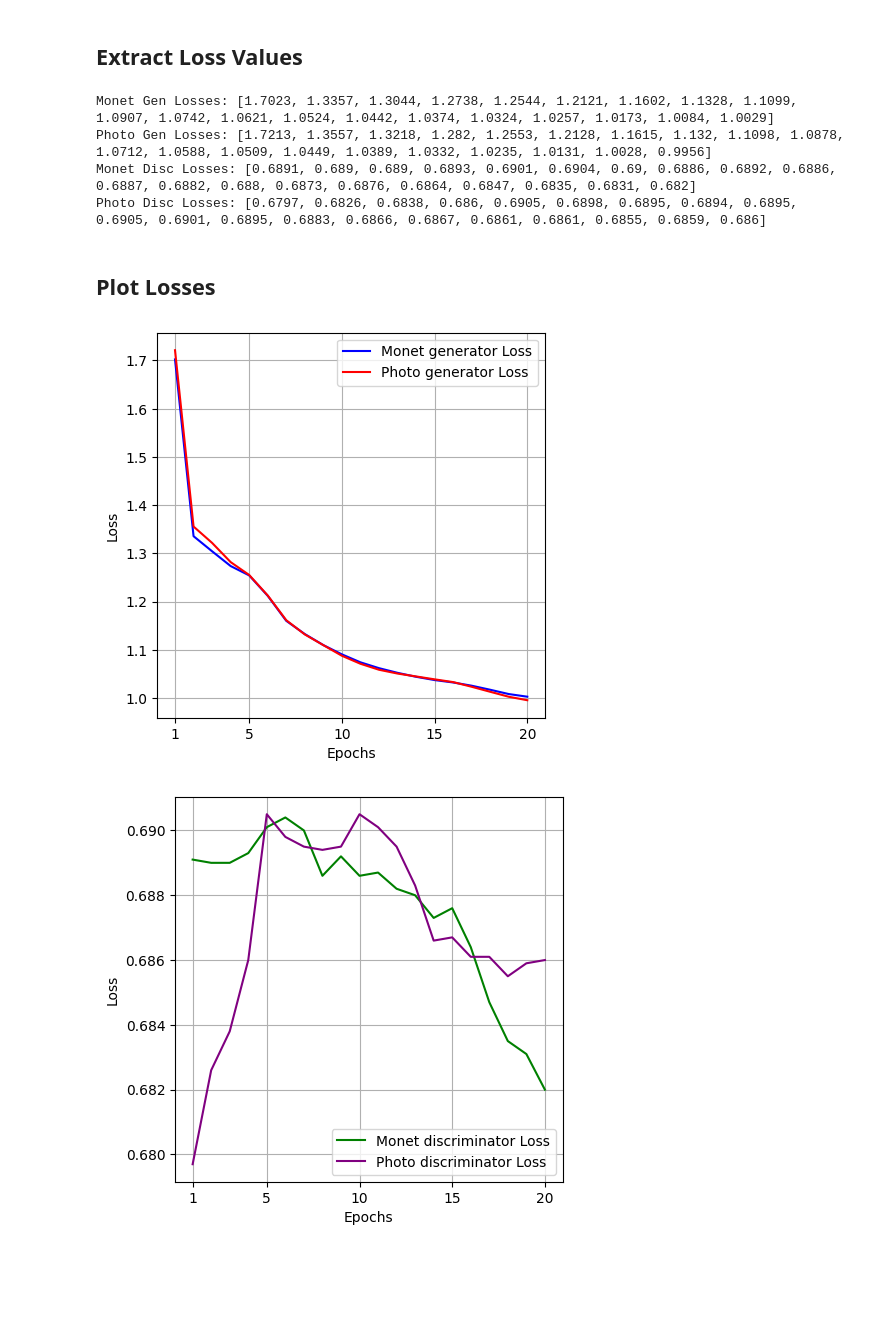
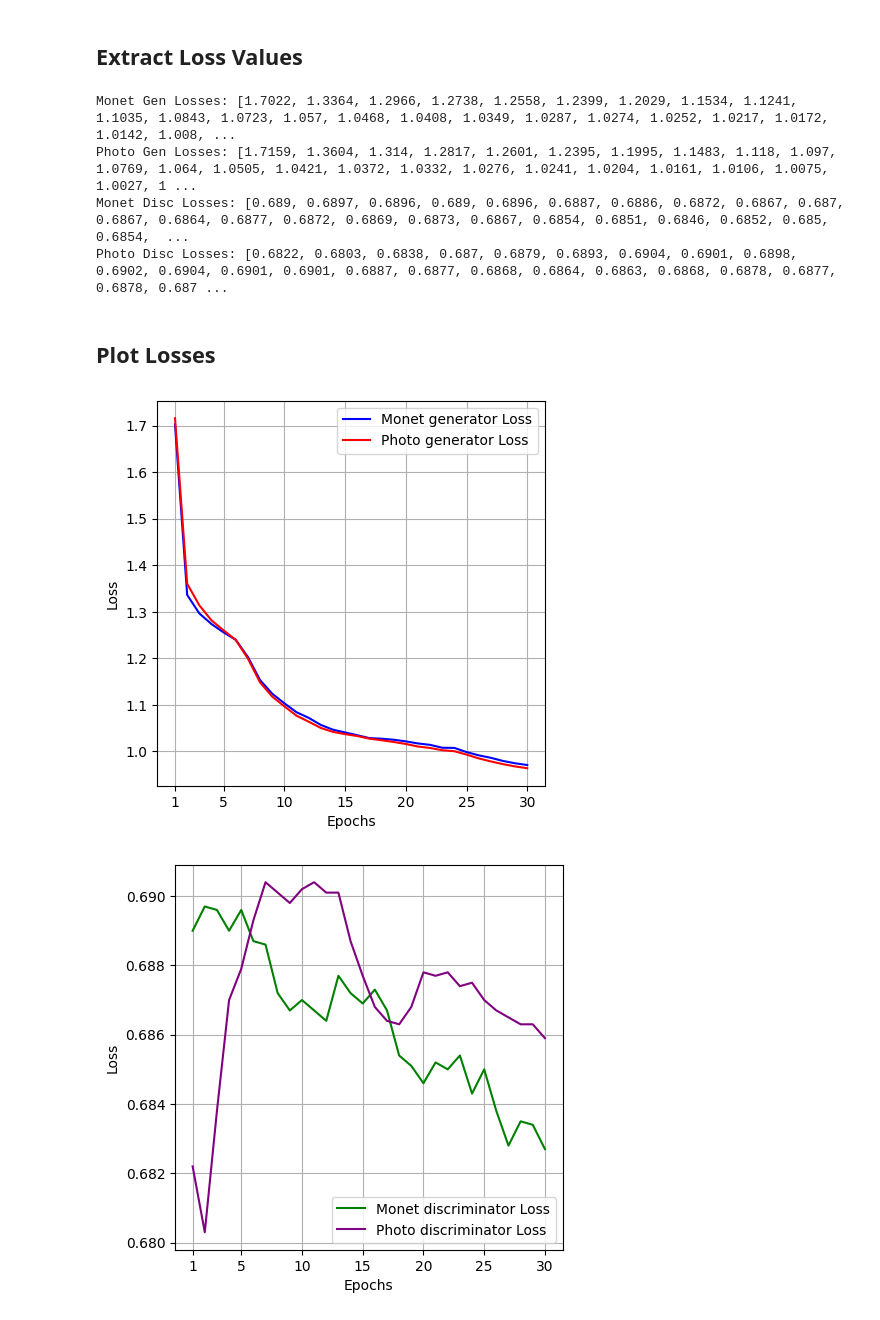
Before and after one commit to H3isenb3rg/Cotti_Beatrice_DL2023, a Jupyter notebook: plots.ipynb, the cells around one changed output. Cells and saved outputs as stored; diff of their text form; code cells hidden in the pictures; blank space fills up the shorter version.

Commit message:
Updates plots, moves logs

```diff
--- a/plots.ipynb
+++ b/plots.ipynb
@@ -7,7 +7,7 @@ This notebook extracts the loss values from the log files and plots them.
 
 Extract only the final lines of each epoch.
 # %%
-log_file_path = 'slurm-63.out'
+log_file_path = 'logs/slurm-67.out'
 
 search_strings = ["monet_gen_loss", "439/439"]
 exclude_string = "ETA"
@@ -69,39 +66,39 @@ print("Photo Gen Losses:", photo_gen_losses)
 print("Monet Disc Losses:", monet_disc_losses)
 print("Photo Disc Losses:", photo_disc_losses)
 # %% [output]
-Monet Gen Losses: [1.7023, 1.3357, 1.3044, 1.2738, 1.2544, 1.2121, 1.1602, 1.1328, 1.1099, 1.0907, 1.0742, 1.0621, 1.0524, 1.0442, 1.0374, 1.0324, 1.0257, 1.0173, 1.0084, 1.0029]
-Photo Gen Losses: [1.7213, 1.3557, 1.3218, 1.282, 1.2553, 1.2128, 1.1615, 1.132, 1.1098, 1.0878, 1.0712, 1.0588, 1.0509, 1.0449, 1.0389, 1.0332, 1.0235, 1.0131, 1.0028, 0.9956]
-Monet Disc Losses: [0.6891, 0.689, 0.689, 0.6893, 0.6901, 0.6904, 0.69, 0.6886, 0.6892, 0.6886, 0.6887, 0.6882, 0.688, 0.6873, 0.6876, 0.6864, 0.6847, 0.6835, 0.6831, 0.682]
-Photo Disc Losses: [0.6797, 0.6826, 0.6838, 0.686, 0.6905, 0.6898, 0.6895, 0.6894, 0.6895, 0.6905, 0.6901, 0.6895, 0.6883, 0.6866, 0.6867, 0.6861, 0.6861, 0.6855, 0.6859, 0.686]
+Monet Gen Losses: [1.7022, 1.3364, 1.2966, 1.2738, 1.2558, 1.2399, 1.2029, 1.1534, 1.1241, 1.1035, 1.0843, 1.0723, 1.057, 1.0468, 1.0408, 1.0349, 1.0287, 1.0274, 1.0252, 1.0217, 1.0172, 1.0142, 1.008, ...
+Photo Gen Losses: [1.7159, 1.3604, 1.314, 1.2817, 1.2601, 1.2395, 1.1995, 1.1483, 1.118, 1.097, 1.0769, 1.064, 1.0505, 1.0421, 1.0372, 1.0332, 1.0276, 1.0241, 1.0204, 1.0161, 1.0106, 1.0075, 1.0027, 1 ...
+Monet Disc Losses: [0.689, 0.6897, 0.6896, 0.689, 0.6896, 0.6887, 0.6886, 0.6872, 0.6867, 0.687, 0.6867, 0.6864, 0.6877, 0.6872, 0.6869, 0.6873, 0.6867, 0.6854, 0.6851, 0.6846, 0.6852, 0.685, 0.6854,  ...
+Photo Disc Losses: [0.6822, 0.6803, 0.6838, 0.687, 0.6879, 0.6893, 0.6904, 0.6901, 0.6898, 0.6902, 0.6904, 0.6901, 0.6901, 0.6887, 0.6877, 0.6868, 0.6864, 0.6863, 0.6868, 0.6878, 0.6877, 0.6878, 0.687 ...
 # %% [markdown]
 ## Plot Losses
 # %%
 import matplotlib.pyplot as plt
 
 epochs = range(1, len(monet_gen_losses) + 1)
-xticks = [1, 5, 10, 15, 20]
+xticks = [1, 5, 10, 15, 20, 25, 30]
 
 # Create a separate figure for the generator losses
 plt.figure(figsize=(5, 5))
 plt.plot(epochs, monet_gen_losses, label='Monet generator Loss', color='blue')
 plt.plot(epochs, photo_gen_losses, label='Photo generator Loss', color='red')
 plt.xlabel('Epochs')
 plt.ylabel('Loss')
 plt.grid()
 plt.xticks(xticks)
 plt.legend()
 plt.show()
 
 # Create a separate figure for the discriminator losses
 plt.figure(figsize=(5, 5))
 plt.plot(epochs, monet_disc_losses, label='Monet discriminator Loss', color='green')
 plt.plot(epochs, photo_disc_losses, label='Photo discriminator Loss', color='purple')
 plt.xlabel('Epochs')
 plt.ylabel('Loss')
 plt.grid()
 plt.xticks(xticks)
 plt.legend()
 plt.show()
 # %% [output]
-[figure, old version]
+[figure, new version]
-[figure, old version]
+[figure, new version]
```
Also changed, not shown: parts of 1 cell of this notebook, 3 other files.
